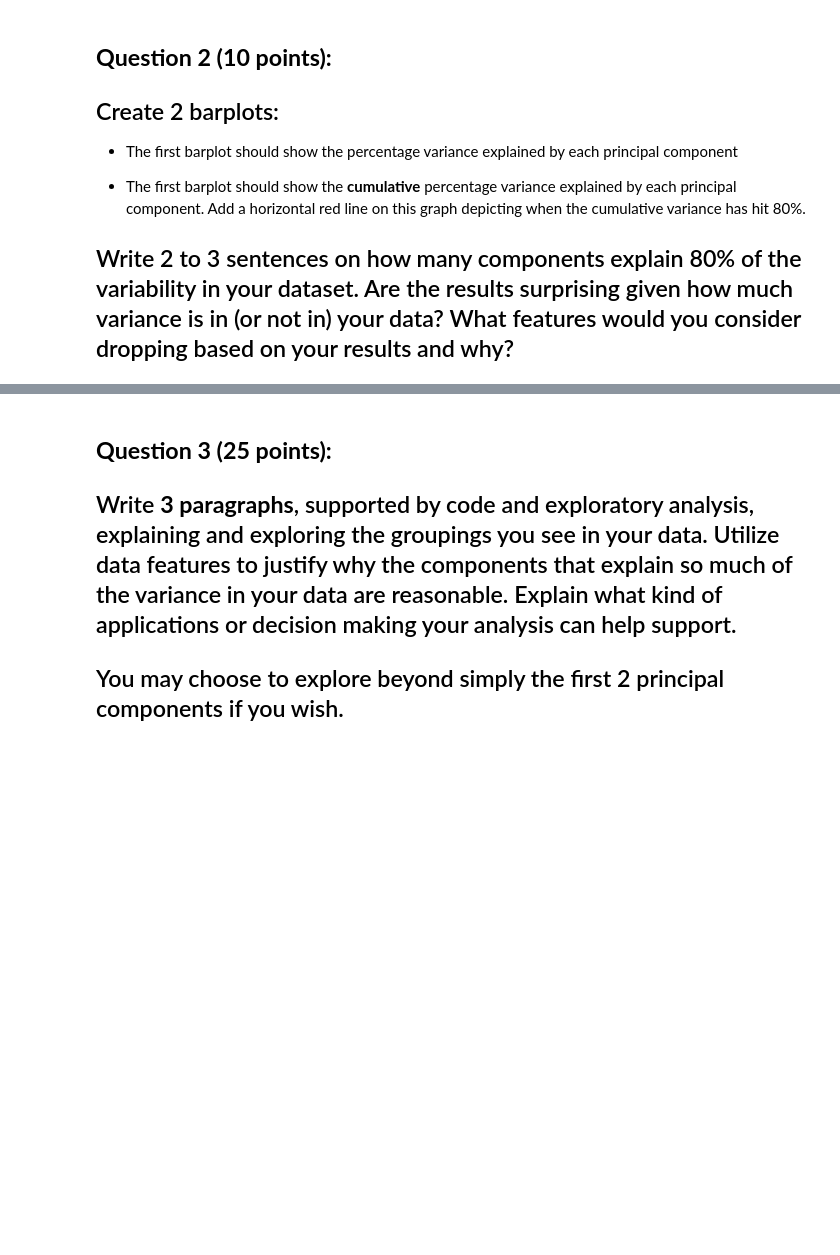
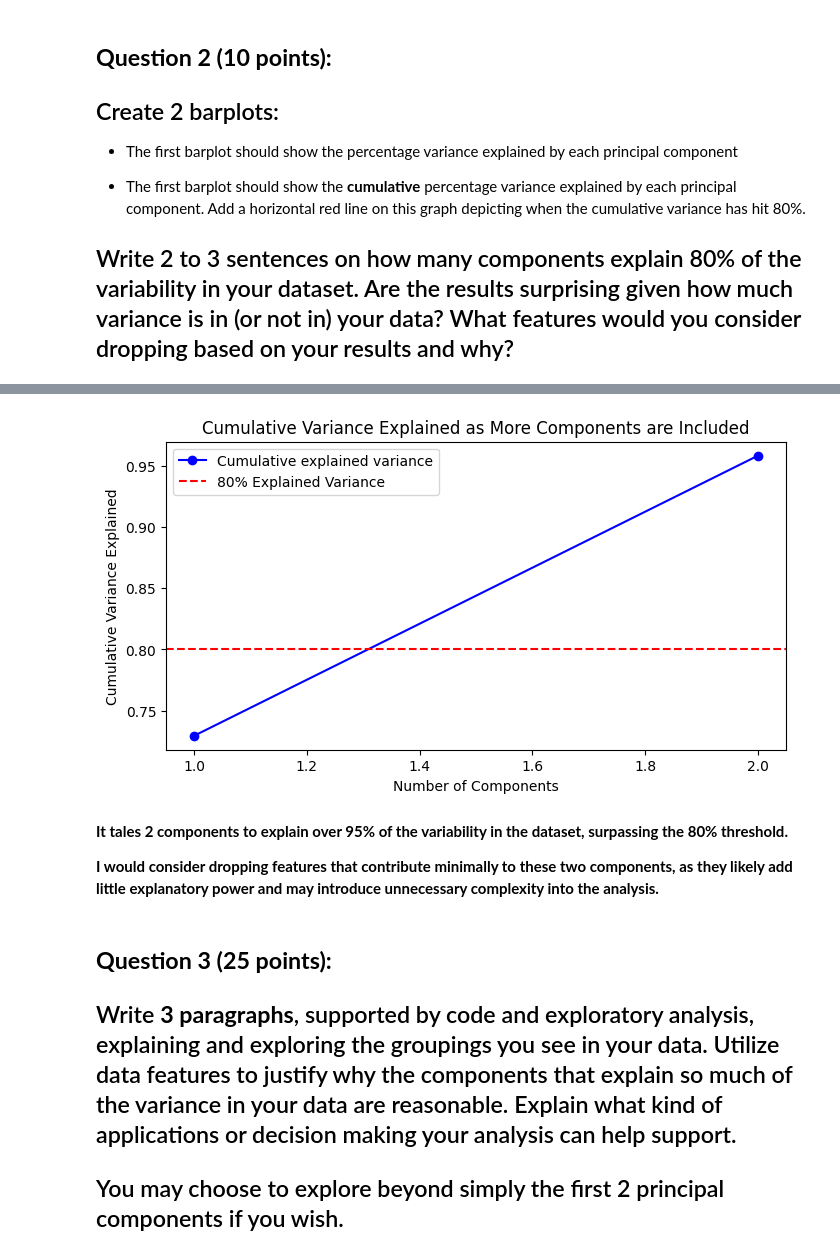
Before and after one commit to tracyhua2/DS3001, a Jupyter notebook: Labs/Lab_4_Unsupervised_Learning.ipynb, the cells around one changed output, grey strips where cells are left out. Cells and saved outputs as stored; diff of their text form; code cells hidden in the pictures; blank space fills up the shorter version.

```diff
--- a/Labs/Lab_4_Unsupervised_Learning.ipynb
+++ b/Labs/Lab_4_Unsupervised_Learning.ipynb
@@ -492,3 +538,22 @@ plot_clusters(mod3_pred, "Model 3")
+# %%
+# cumulative percentage variance
+cumulative_variance = np.cumsum(proportion_variance)
+
+# plotting
+plt.figure(figsize=(8, 4))
+plt.plot(range(1, len(cumulative_variance) + 1), cumulative_variance, marker='o', linestyle='-', color='b', label='Cumulative explained variance')
+plt.xlabel('Number of Components')
+plt.ylabel('Cumulative Variance Explained')
+plt.title('Cumulative Variance Explained as More Components are Included')
+plt.axhline(y=0.80, color='r', linestyle='--', label='80% Explained Variance')
+plt.legend()
+plt.show()
+# %% [output]
+[figure, added]
+# %% [markdown]
+**It tales 2 components to explain over 95% of the variability in the dataset, surpassing the 80% threshold.**
+
+**I would consider dropping features that contribute minimally to these two components, as they likely add little explanatory power and may introduce unnecessary complexity into the analysis.**
 # %% [markdown]
 ## **Question 3 (25 points):**
 ## Write **3 paragraphs**, supported by code and exploratory analysis, explaining and exploring the groupings you see in your data. Utilize data features to justify why the components that explain so much of the variance in your data are reasonable. Explain what kind of applications or decision making your analysis can help support.
```
Also changed, not shown: parts of 10 cells of this notebook.
